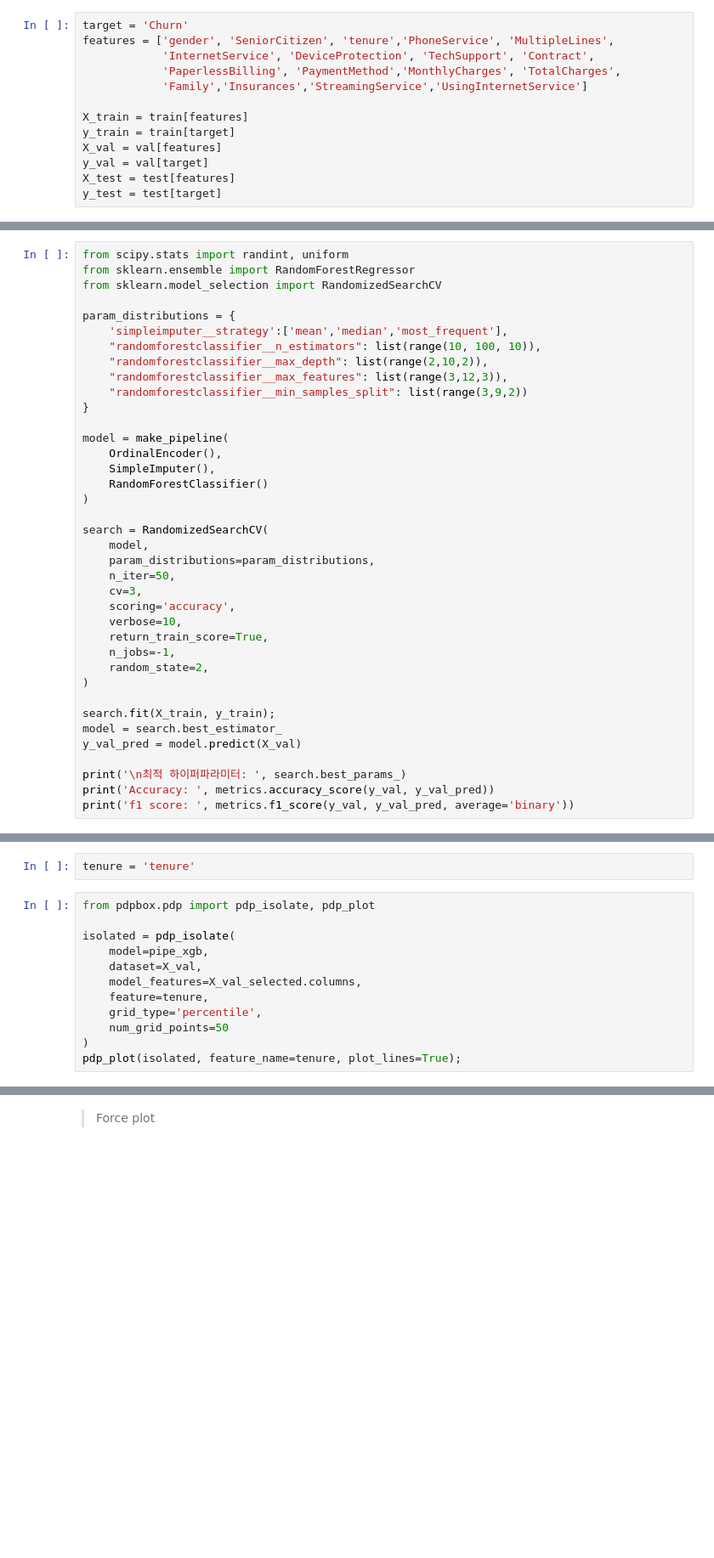
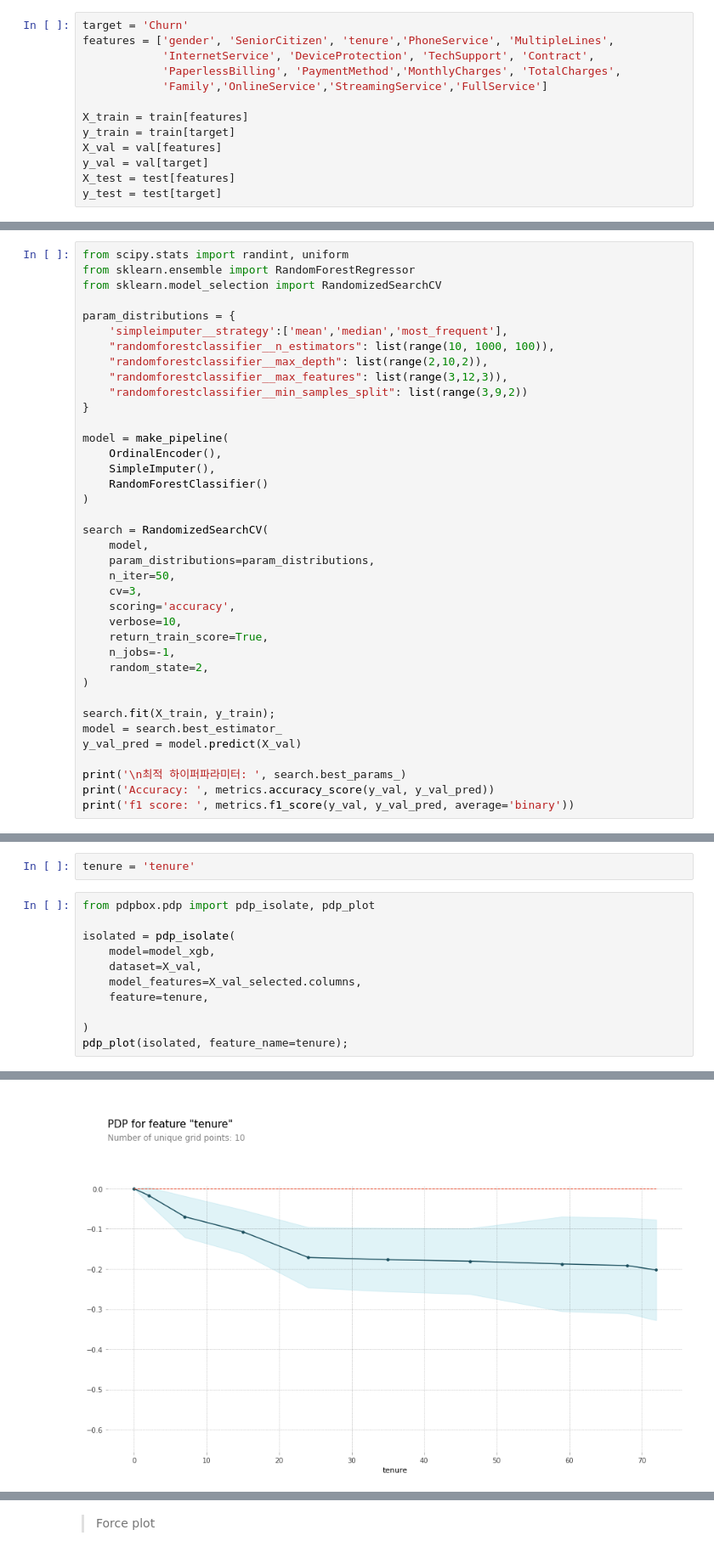
Before and after one commit to threegenie/churn_project, a Jupyter notebook: telco_customer_churn.ipynb, the cells around one changed output, grey strips where cells are left out. Shown at 85% size. Cells and saved outputs as stored; diff of their text form; blank space fills up the shorter version.

```diff
--- a/telco_customer_churn.ipynb
+++ b/telco_customer_churn.ipynb
@@ -236,7 +225,7 @@ target = 'Churn'
 features = ['gender', 'SeniorCitizen', 'tenure','PhoneService', 'MultipleLines',
             'InternetService', 'DeviceProtection', 'TechSupport', 'Contract',
             'PaperlessBilling', 'PaymentMethod','MonthlyCharges', 'TotalCharges',
-            'Family','Insurances','StreamingService','UsingInternetService']
+            'Family','OnlineService','StreamingService','FullService']
 
 X_train = train[features]
 y_train = train[target]
@@ -369,7 +358,7 @@ from sklearn.model_selection import RandomizedSearchCV
 
 param_distributions = {
     'simpleimputer__strategy':['mean','median','most_frequent'],
-    "randomforestclassifier__n_estimators": list(range(10, 100, 10)),
+    "randomforestclassifier__n_estimators": list(range(10, 1000, 100)),
     "randomforestclassifier__max_depth": list(range(2,10,2)),
     "randomforestclassifier__max_features": list(range(3,12,3)),
     "randomforestclassifier__min_samples_split": list(range(3,9,2))
@@ -550,12 +531,11 @@ tenure = 'tenure'
 from pdpbox.pdp import pdp_isolate, pdp_plot
 
 isolated = pdp_isolate(
-    model=pipe_xgb,
+    model=model_xgb,
     dataset=X_val,
     model_features=X_val_selected.columns,
     feature=tenure,
-    grid_type='percentile',
-    num_grid_points=50
+
 )
-pdp_plot(isolated, feature_name=tenure, plot_lines=True);
+pdp_plot(isolated, feature_name=tenure);
 # %% [output]
@@ -562,0 +546 @@ NameError: ignored
+[figure, added]
```
Also changed, not shown: parts of 32 cells of this notebook.
